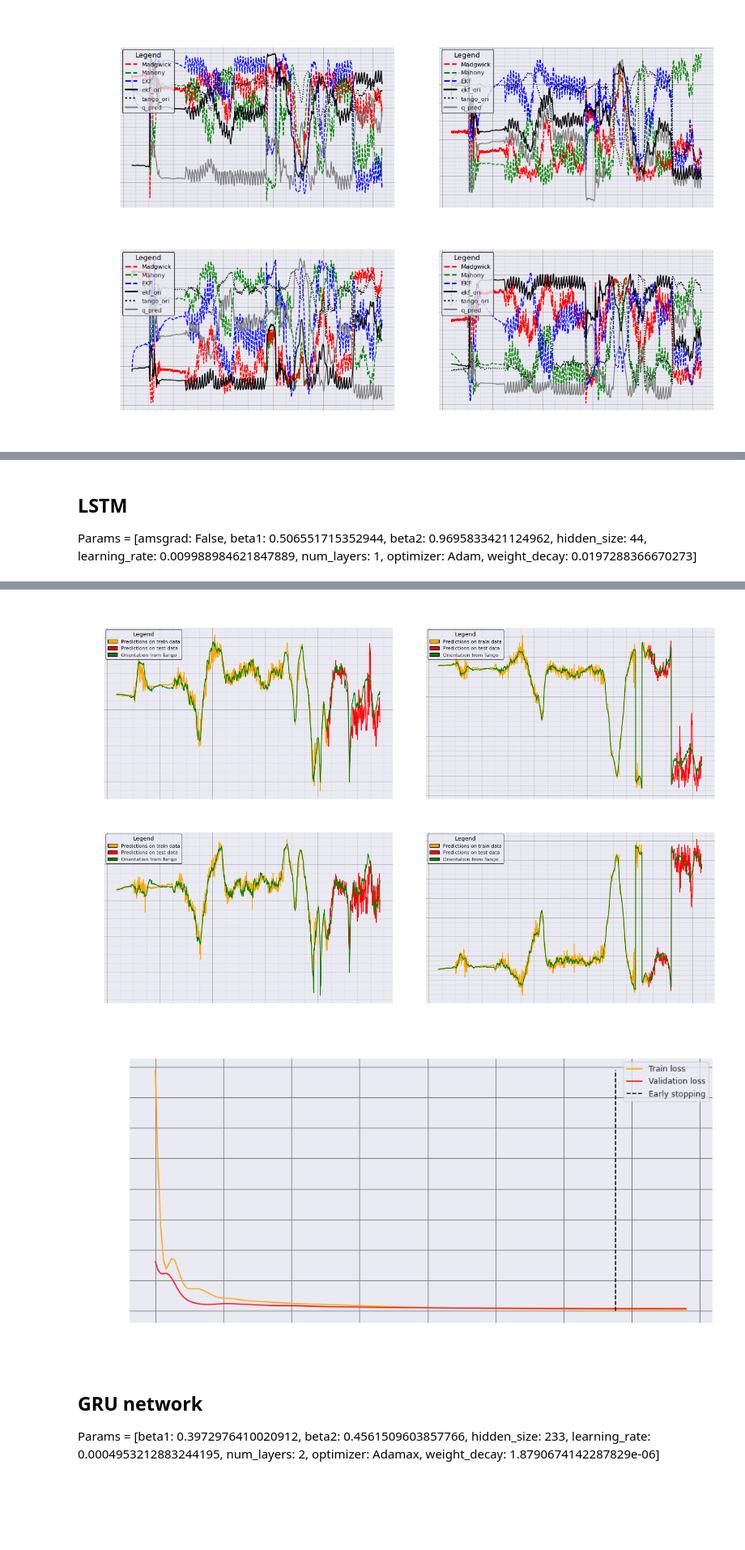
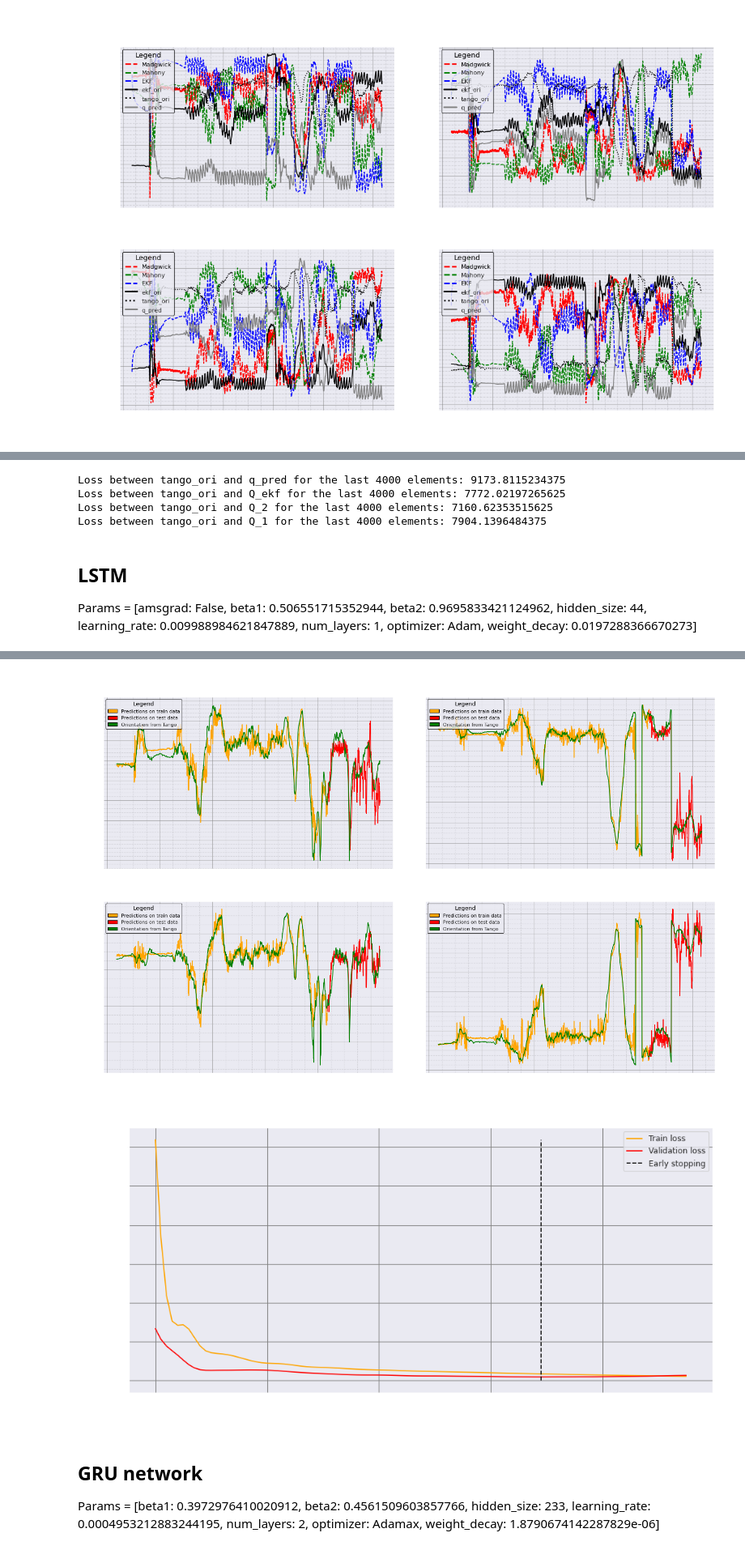
Before and after one commit to tonton-golio/inertial_navigation_transformer, a Jupyter notebook: playground_notebooks/quaternions_LSTM_GRU_RNN.ipynb, the cells around one changed output, grey strips where cells are left out. Shown at 81% size. Drawn from its saved outputs; the diff is of its cells as text; code cells hidden in the pictures; blank space fills up the shorter version.

```diff
--- a/playground_notebooks/quaternions_LSTM_GRU_RNN.ipynb
+++ b/playground_notebooks/quaternions_LSTM_GRU_RNN.ipynb
@@ -193,23 +193,45 @@ dict_keys(['synced/gyro', 'synced/acce', 'synced/magnet', 'synced/rv', 'synced/g
 (5000, 3)
 0.005000000000109139
 # %%
+# Madgwick filter
+start = time_.time()
 q_0 = np.array([1, 0, 0, 0])
-
 gain = 1.12666016
 madgwick_filter = Madgwick(gyr = gyro, acc = acc, mag=mag, dt = dt, q0=q_0, gain=gain)
 Q_1 = madgwick_filter.Q
+end = time_.time()
+print("Madgwick filter time: ", end - start)
 
+# Mahony filter
+start = time_.time()
 k_P = 0.5366640716587453
 k_I = 0.4086550384556218
 mahony_filter = Mahony(gyr = gyro, acc = acc, mag=mag, dt = dt, q0=q_0, k_P=k_P, k_I=k_I)
 Q_2 = mahony_filter.Q
+end = time_.time()
+print("Mahony filter time: ", end - start)
 
+# EKF
+start = time_.time()
 acc_var = 10
 gyro_var = 5
 mag_var = 20
 ekf = EKF(gyr=gyro, acc=acc, mag=mag, dt = dt, q0=q_0, noises= [gyro_var, acc_var, mag_var])
 Q_ekf = ekf.Q
+end = time_.time()
+print("EKF time: ", end - start)
 
+# Custom filter
+start = time_.time()
+q_pred = np.zeros((len(gyro), 4))
+q_pred[0] = tango_ori[0]
+factor= .0025
+for i in range(1,N_train):
+    q_pred[i] = Theta(gyro[i]*factor, dt=dt)@q_pred[i-1]
+end = time_.time()
+print("Custom filter time: ", end - start)
+
+########################################################################
 
 q_0 = np.mean(Q_1[:1000], axis = 0)
 
@@ -268,3 +360,23 @@ plot_quaternion_comparison(Q_1, Q_2, Q_ekf, ekf_ori, tango_ori, q_pred, time, nu
+# %%
+# Instantiate the custom loss function
+loss_func = CustomLoss(dist_metric='phi2', agg_type='L2', normal=False)
+
+# Compute the loss between tango_ori and the filters for the last 4000 elements
+loss_q_pred = loss_func(tango_ori[-4000:], q_pred[-4000:])
+loss_Q_ekf = loss_func(tango_ori[-4000:], Q_ekf[-4000:])
+loss_Q_2 = loss_func(tango_ori[-4000:], Q_2[-4000:])
+loss_Q_1 = loss_func(tango_ori[-4000:], Q_1[-4000:])
+
+# Print the computed losses
+print(f"Loss between tango_ori and q_pred for the last 4000 elements: {loss_q_pred}")
+print(f"Loss between tango_ori and Q_ekf for the last 4000 elements: {loss_Q_ekf}")
+print(f"Loss between tango_ori and Q_2 for the last 4000 elements: {loss_Q_2}")
+print(f"Loss between tango_ori and Q_1 for the last 4000 elements: {loss_Q_1}")
+# %% [output]
+Loss between tango_ori and q_pred for the last 4000 elements: 9173.8115234375
+Loss between tango_ori and Q_ekf for the last 4000 elements: 7772.02197265625
+Loss between tango_ori and Q_2 for the last 4000 elements: 7160.62353515625
+Loss between tango_ori and Q_1 for the last 4000 elements: 7904.1396484375
 # %% [markdown]
 ## LSTM
 
@@ -409,6 +458,9 @@ def create_lstm_model():
 
     train_losses = []
     valid_losses = []
+
+    num_params = sum(p.numel() for p in model.parameters() if p.requires_grad)
+    print('Number of parameters: %d' % num_params)
 
     for epoch in range(num_epochs):
         model.train()
@@ -468,7 +520,7 @@ best_elapsed_time = -1
 lstm_loss = []
 training_times = []
 
-for i in range(5):
+for i in range(1):
     model, loss, min_valid_loss, min_epoch, train_losses, valid_losses, train_size, elapsed_time, predictions = create_lstm_model()
     loss_numpy = min_valid_loss.detach().numpy()
 
@@ -513,5 +565,5 @@ Average training time: 156.95675382614135 +/- 52.2114795645814
-[figure, old version]
+[figure, new version]
-[figure, old version]
+[figure, new version]
 # %% [markdown]
 ## GRU network
 
```
Also changed, not shown: parts of 7 cells of this notebook.
